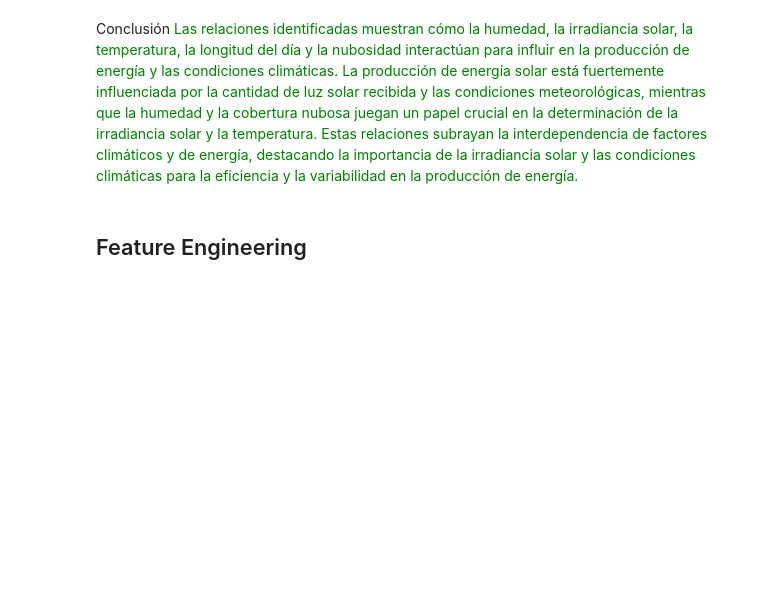
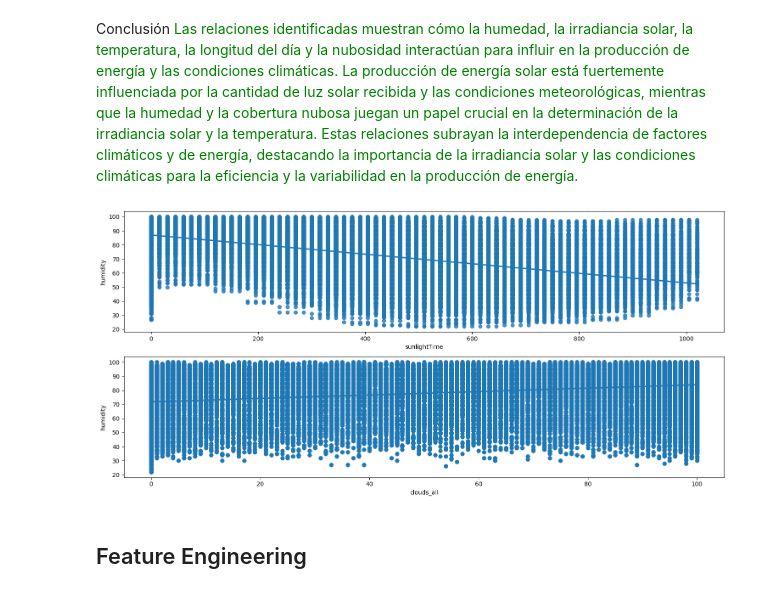
Before and after one commit to 4GeeksAcademy/Final-Project-JOF, a Jupyter notebook: src/Proyecto JOF.ipynb, the cells around one changed output. Cells and saved outputs as stored; diff of their text form; code cells hidden in the pictures; blank space fills up the shorter version.

```diff
--- a/src/Proyecto JOF.ipynb
+++ b/src/Proyecto JOF.ipynb
@@ -912,6 +963,17 @@ Una correlación de 0.14 entre la hora y la duración de la luz solar o la durac
 # %% [markdown]
 Conclusión
 <span style="color:green">Las relaciones identificadas muestran cómo la humedad, la irradiancia solar, la temperatura, la longitud del día y la nubosidad interactúan para influir en la producción de energía y las condiciones climáticas. La producción de energía solar está fuertemente influenciada por la cantidad de luz solar recibida y las condiciones meteorológicas, mientras que la humedad y la cobertura nubosa juegan un papel crucial en la determinación de la irradiancia solar y la temperatura. Estas relaciones subrayan la interdependencia de factores climáticos y de energía, destacando la importancia de la irradiancia solar y las condiciones climáticas para la eficiencia y la variabilidad en la producción de energía.</span>
+# %%
+fig, axis = plt.subplots(2, figsize=(15, 7))
+
+sns.regplot(ax = axis[0], data = total_data, x = "sunlightTime", y = "humidity")
+sns.regplot(ax = axis[1], data = total_data, x = "clouds_all", y = "humidity")
+
+plt.tight_layout()
+
+plt.show()
+# %% [output]
+[figure, added]
 # %% [markdown]
 ## Feature Engineering
 # %%
```
Also changed, not shown: parts of 11 cells of this notebook.
